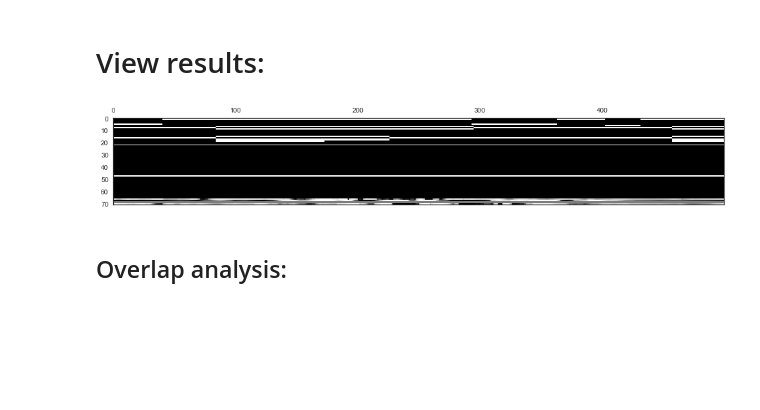
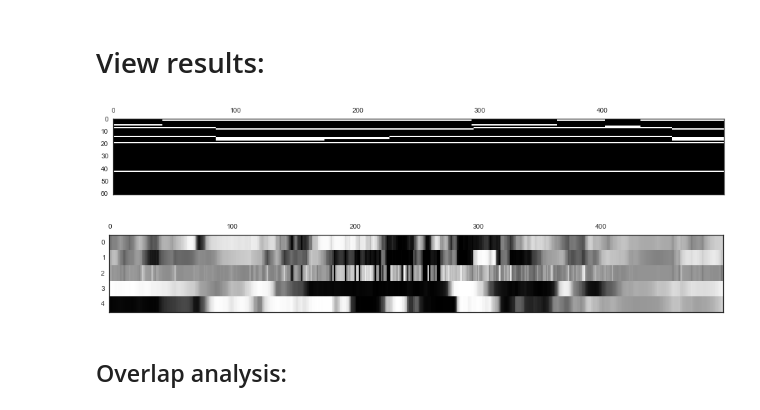
Before and after one commit to pearsonlab/spiketopics, a Jupyter notebook: explore_inferred_etho.ipynb, the cells around one changed output. Drawn from its saved outputs; the diff is of its cells as text; code cells hidden in the pictures; blank space fills up the shorter version.

```diff
--- a/explore_inferred_etho.ipynb
+++ b/explore_inferred_etho.ipynb
@@ -185,7 +186,8 @@ Index([u'frameTime', u'ethoCameraLabel', u'ethoCameraLevel', u'ethoCameraHolding
 # get rid of categories that are either identifiers or have non-binary entries
 edf = edf.drop(['frameTime', 'ethoCameraLabel', 'ethoFaceLabel',
                 'ethoGenitalsLabel', 'ethoForageLabel', 'ethoAggressionLabel', 'time',
-                'ethoRoughCountLabel'], axis=1)
+                'ethoRoughCountLabel', 'ethoRoughCountLevel', 'ethoFaceViewLevel',
+                'ethoGenitalsViewLevel', 'ethoForageLevel', 'ethoAggressionLevel'], axis=1)
 # %%
 edf.head()
 # %% [output]
@@ -200,9 +202,14 @@ edf.head()
 # View results:
 # %%
 # plot a section in time; each row is a regressor; bottom rows are inferred categories
-matshow(edf.iloc[500:1000, :].values.T, vmin=0, vmax=1)
+trng = slice(500, 1000)
+matshow(edf.iloc[trng, :-K].values.T, vmin=0, vmax=1);
+
+# zoom in on inferred
+matshow(edf.iloc[trng, -K:].values.T, vmin=0, vmax=1);
 # %% [output]
-[figure, old version]
+[figure, new version]
+[figure, added]
 # %% [markdown]
 ## Overlap analysis:
 # %% [markdown]
```
Also changed, not shown: parts of 12 cells of this notebook.
